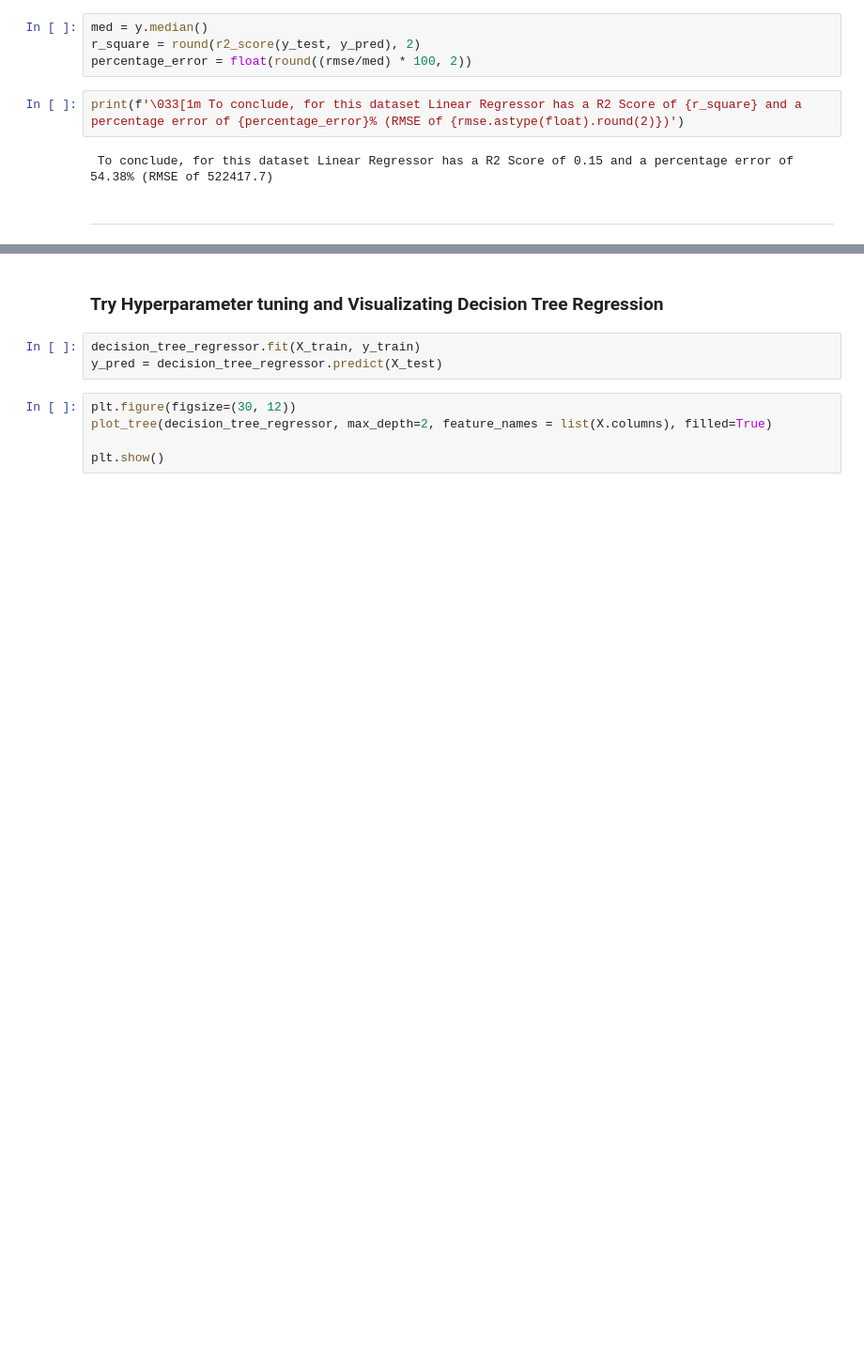
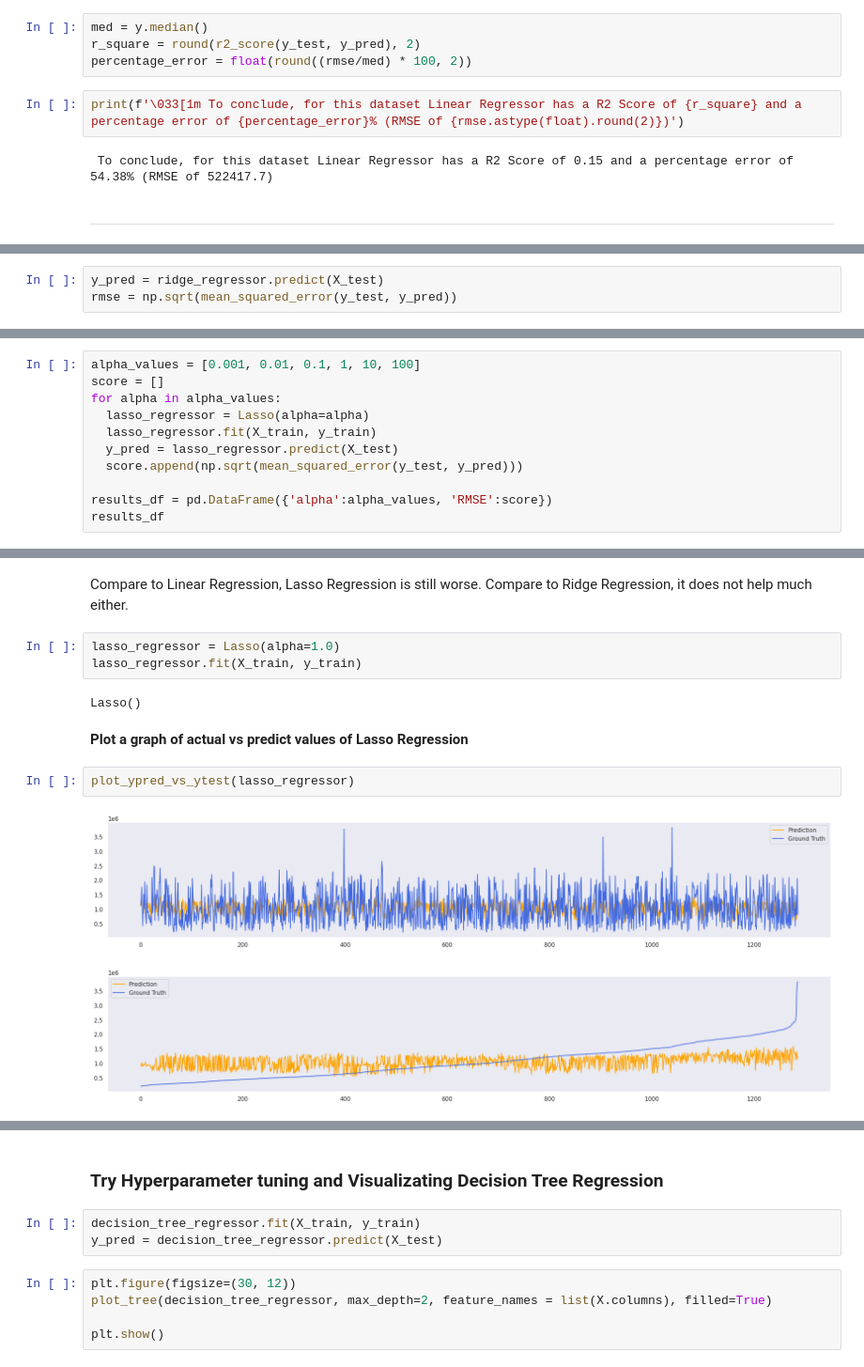
Before and after one commit to SatNichapon/DSI205_project, a Jupyter notebook: DSI205project.ipynb, the cells around one changed output, grey strips where cells are left out. Shown at 94% size. Cells and saved outputs as stored; diff of their text form; blank space fills up the shorter version.

```diff
--- a/DSI205project.ipynb
+++ b/DSI205project.ipynb
@@ -617,0 +677,3 @@ print(f'\033[1m To conclude, for this dataset Linear Regressor has a R2 Score of
+# %%
+y_pred = ridge_regressor.predict(X_test)
+rmse = np.sqrt(mean_squared_error(y_test, y_pred))
@@ -617,0 +695,11 @@ print(f'\033[1m To conclude, for this dataset Linear Regressor has a R2 Score of
+# %%
+alpha_values = [0.001, 0.01, 0.1, 1, 10, 100]
+score = []
+for alpha in alpha_values:
+  lasso_regressor = Lasso(alpha=alpha)
+  lasso_regressor.fit(X_train, y_train)
+  y_pred = lasso_regressor.predict(X_test)
+  score.append(np.sqrt(mean_squared_error(y_test, y_pred)))
+
+results_df = pd.DataFrame({'alpha':alpha_values, 'RMSE':score})
+results_df
@@ -617,0 +722,14 @@ print(f'\033[1m To conclude, for this dataset Linear Regressor has a R2 Score of
+# %% [markdown]
+Compare to Linear Regression, Lasso Regression is still worse. Compare to Ridge Regression, it does not help much either.
+# %%
+lasso_regressor = Lasso(alpha=1.0)
+lasso_regressor.fit(X_train, y_train)
+# %% [output]
+Lasso()
+# %% [markdown]
+**Plot a graph of actual vs predict values of Lasso Regression**
+# %%
+plot_ypred_vs_ytest(lasso_regressor)
+# %% [output]
+[figure, added]
+[figure, added]
```
Also changed, not shown: parts of 26 cells of this notebook.
